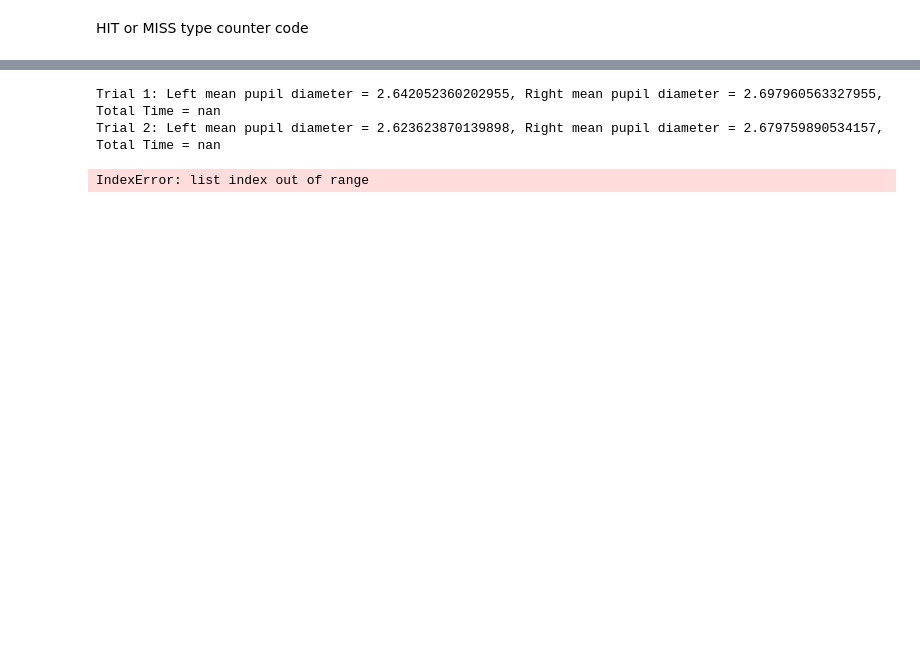
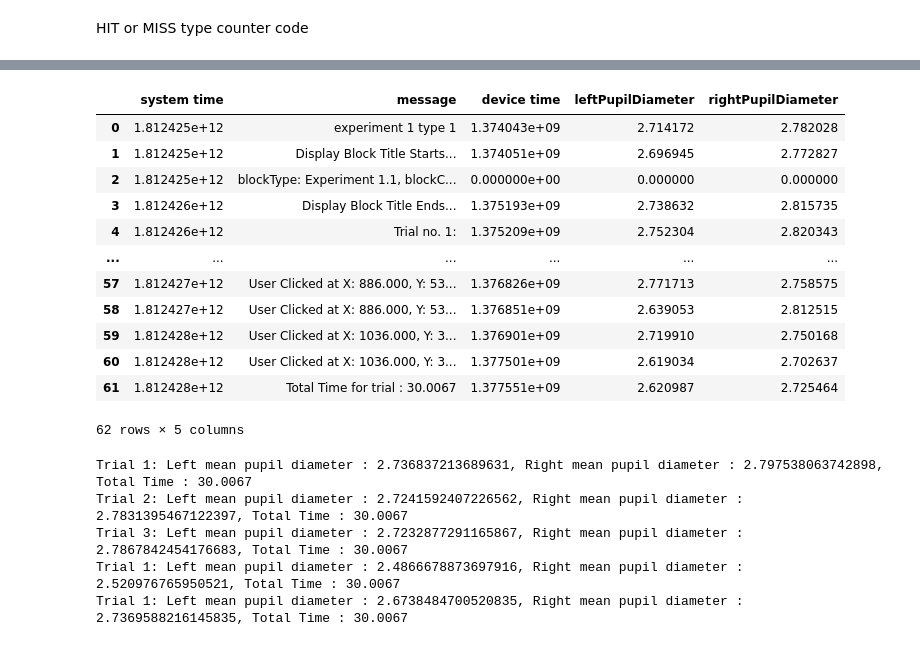
Before and after one commit to neenz16/Spoon-Knife-forkingexample, a Jupyter notebook: CS298_analysis_neenu.ipynb, the cells around one changed output, grey strips where cells are left out. Cells and saved outputs as stored; diff of their text form; code cells hidden in the pictures; blank space fills up the shorter version.

```diff
--- a/CS298_analysis_neenu.ipynb
+++ b/CS298_analysis_neenu.ipynb
@@ -386,37 +413,76 @@ df
+# %%
+# Load Excel file from Google Drive folder
+file_path_cleaned = '/content/drive/MyDrive/Colab Notebooks/Cleaned1.xlsx'
+
+#read excel data into a dataframe df
+df = pd.read_excel(file_path_cleaned)
+# %%
+df.head(70)
+# %% [output]
+|  | system time | message | device time | leftPupilDiameter | rightPupilDiameter |
+| 0 | 1.812425e+12 | experiment 1 type 1 | 1.374043e+09 | 2.714172 | 2.782028 |
+| 1 | 1.812425e+12 | Display Block Title Starts... | 1.374051e+09 | 2.696945 | 2.772827 |
+| 2 | 1.812425e+12 | blockType: Experiment 1.1, blockC... | 0.000000e+00 | 0.000000 | 0.000000 |
+| 3 | 1.812426e+12 | Display Block Title Ends... | 1.375193e+09 | 2.738632 | 2.815735 |
+| 4 | 1.812426e+12 | Trial no. 1: | 1.375209e+09 | 2.752304 | 2.820343 |
+| ... | ... | ... | ... | ... | ... |
+| 57 | 1.812427e+12 | User Clicked at X: 886.000, Y: 53... | 1.376826e+09 | 2.771713 | 2.758575 |
+| 58 | 1.812427e+12 | User Clicked at X: 886.000, Y: 53... | 1.376851e+09 | 2.639053 | 2.812515 |
+| 59 | 1.812428e+12 | User Clicked at X: 1036.000, Y: 3... | 1.376901e+09 | 2.719910 | 2.750168 |
+| 60 | 1.812428e+12 | User Clicked at X: 1036.000, Y: 3... | 1.377501e+09 | 2.619034 | 2.702637 |
+| 61 | 1.812428e+12 | Total Time for trial : 30.0067 | 1.377551e+09 | 2.620987 | 2.725464 |
+62 rows × 5 columns
 # %%
 
-#Read in the above data frame with HIT and MISS added and get average puil size and RT average for both cleaned1 and cleaned2 excels
+#Read in the above data frame with HIT and MISS added and get mean puil size (for each trial) and RT average [do for  both cleaned1 and cleaned2 excels]
 
-# Fill NaN values in the 'message' column with an empty string
+# Fill NaN values in the 'message' column with an empty string to avoid missing value errors
 df['message'] = df['message'].fillna('')
 
 
 # Find the start and end rows for each trial
 trial_starts = df[df['message'].str.contains('Trial no.')].index
-trial_ends = df[df['message'].str.contains('Total Time for trial')].index.tolist()
-trial_ends.append(len(df)) # add last row index to the end of trial_ends
+trial_ends = df[df['message'].str.contains('Total Time for trial')].index.tolist() #convert all index labels to list
+trial_ends.append(len(df)) # add last row of trial_ends as the length of df unconditionaaly
 
-# Append last row index to the end of trial_ends if it exists
-if trial_ends:
+
+if trial_ends: # if trial_ends list not empty append length of df
     trial_ends.append(len(df))
 
+trial_data = []
 # Loop through each trial and calculate the mean pupil diameter for left and right eyes
 for i in range(len(trial_starts)):
-    trial = df.loc[trial_starts[i]:trial_ends[i]]
+    trial = df.loc[trial_starts[i]:trial_ends[i]] #trial (new dataframe with rows of df from trialstarts to trial ends)
     left_mean = np.nanmean(trial['leftPupilDiameter'].fillna(0))
     right_mean = np.nanmean(trial['rightPupilDiameter'].fillna(0))
     last_row = trial.iloc[-1]
+    trial_number = re.search(r'Trial no. (\d+)', trial.iloc[0]['message']) #  (trial.iloc[0]) ->0 first row of the DataFrame trial
+    trial_number = int(trial_number.group(1)) if trial_number else None
 
-    # Find the row with the total time for this trial
-    total_time_row = df.loc[trial_ends[i]+1:trial_ends[i+1]].loc[df['message'].str.contains('Total Time for trial')]
-    if len(total_time_row) > 0:
-        # Extract the total time value from the messages column
-        total_time_value = total_time_row['message'].str.extract(r'^Total Time for trial : (\d+\.\d+)').iloc[0, 0] #check
-    else:
-        total_time_value = np.nan
+    # print('last',last_row) #debug
+    # print('\n') #debug
 
-    print(f'Trial {i+1}: Left mean pupil diameter = {left_mean}, Right mean pupil diameter = {right_mean}, Total Time = {total_time_value}')
+    # Extract the total time value from the last row's message column
+    total_time_value = np.nan
+    if 'Total Time for trial' in last_row['message']:
+        total_time_value = float(re.search(r'Total Time for trial : (\d+\.\d+)', last_row['message']).group(1)) #gropu(0) = full match, group(1) for things inside capturing group -> (\d+\.\d+) #match = re.search(pattern, string)
+
+    print(f'Trial {trial_number}: Left mean pupil diameter : {left_mean}, Right mean pupil diameter : {right_mean}, Total Time : {total_time_value}')
+
+
+    trial_data.append({'Trial': trial_number, 'Left mean pupil diameter': left_mean, 'Right mean pupil diameter': right_mean, 'Total Time': total_time_value})
+
+# Create a DataFrame from the trial data
+trial_df = pd.DataFrame(trial_data)
+
+# Write the DataFrame to an Excel file
+trial_df.to_excel('Cleaned1_mean.xlsx', index=False)
+
+# example where trial_starts contains the index labels [0, 5, 10], this loop will create three separate DataFrames named trial,
+# each containing rows from index 0 to 4, 5 to 9, and 10 to the end of the DataFrame, respectively
 # %% [output]
-Trial 1: Left mean pupil diameter = 2.642052360202955, Right mean pupil diameter = 2.697960563327955, Total Time = nan
-Trial 2: Left mean pupil diameter = 2.623623870139898, Right mean pupil diameter = 2.679759890534157, Total Time = nan
+Trial 1: Left mean pupil diameter : 2.736837213689631, Right mean pupil diameter : 2.797538063742898, Total Time : 30.0067
+Trial 2: Left mean pupil diameter : 2.7241592407226562, Right mean pupil diameter : 2.7831395467122397, Total Time : 30.0067
+Trial 3: Left mean pupil diameter : 2.7232877291165867, Right mean pupil diameter : 2.7867842454176683, Total Time : 30.0067
+Trial 1: Left mean pupil diameter : 2.4866678873697916, Right mean pupil diameter : 2.520976765950521, Total Time : 30.0067
+Trial 1: Left mean pupil diameter : 2.6738484700520835, Right mean pupil diameter : 2.7369588216145835, Total Time : 30.0067
-IndexError: list index out of range
```
Also changed, not shown: parts of 7 cells of this notebook.
